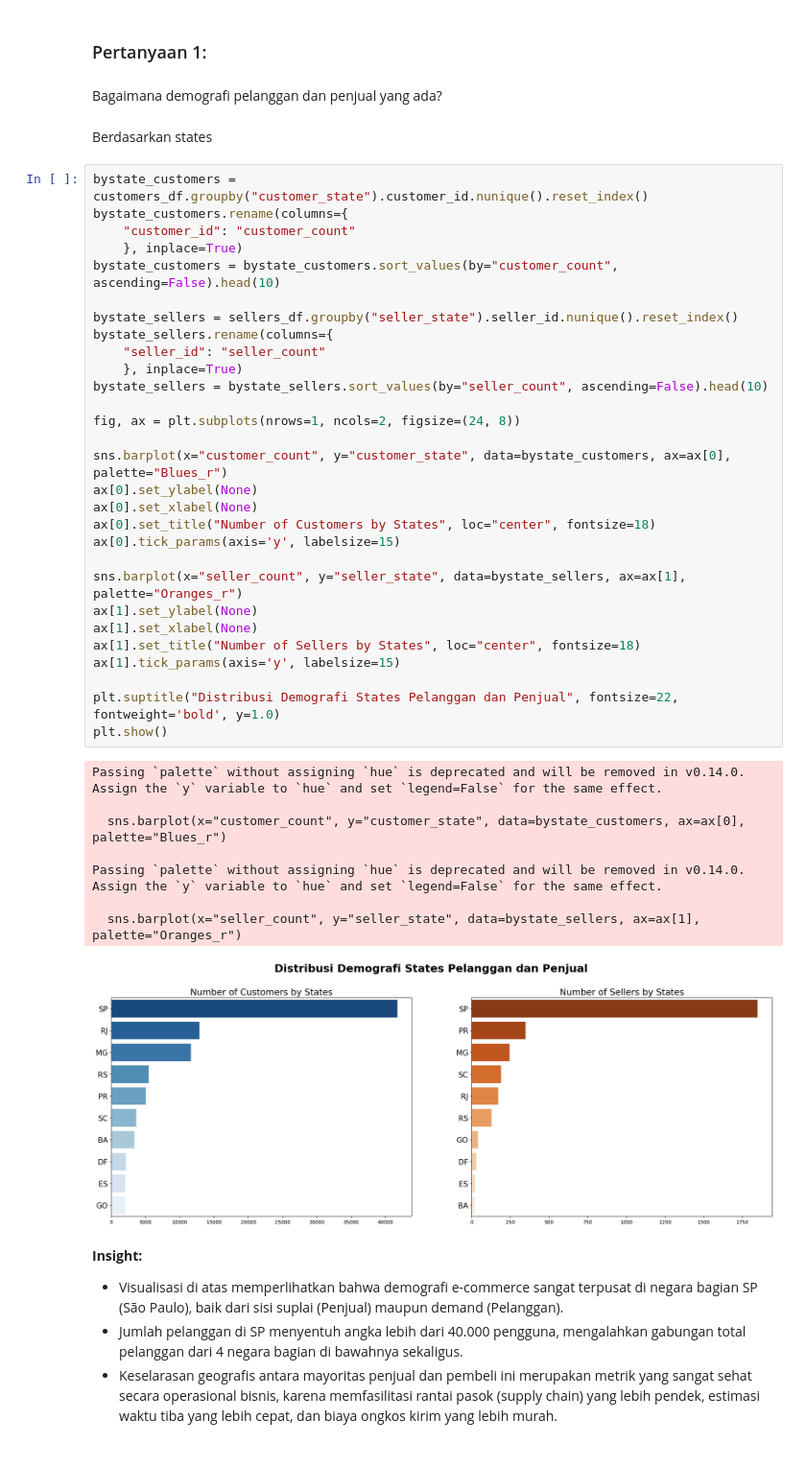
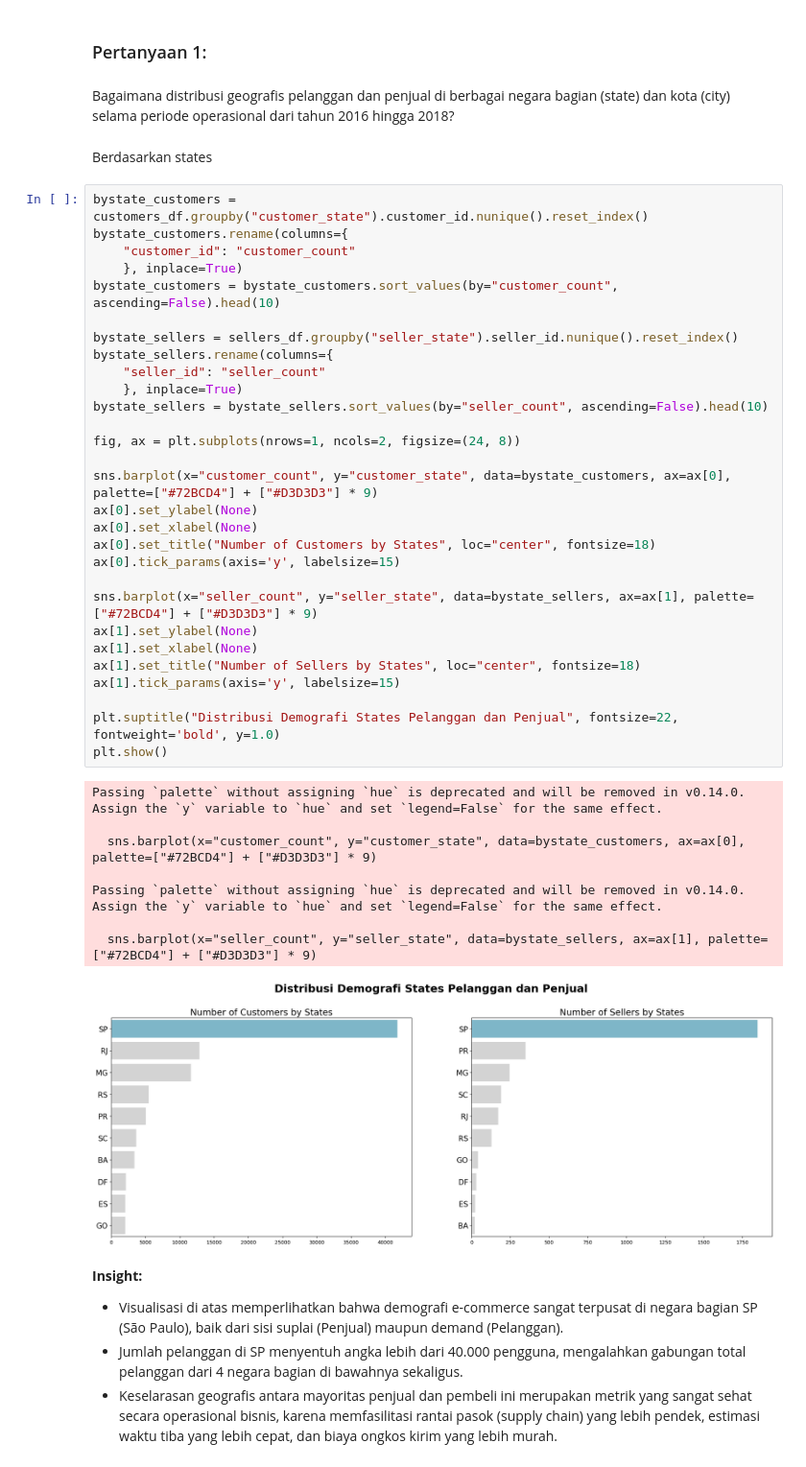
Before and after one commit to daryihsan/dicoding_analisis_data, a Jupyter notebook: Proyek_Analisis_Data.ipynb, the cells around one changed output. Shown at 96% size. Saved outputs shown, nothing was run; the diff lists cells and outputs as text.

```diff
--- a/Proyek_Analisis_Data.ipynb
+++ b/Proyek_Analisis_Data.ipynb
@@ -1148,8 +1148,8 @@ Produk yang paling sering dibeli belum tentu berasal dari kategori yang paling s
 ## Visualization & Explanatory Analysis
 # %% [markdown]
 ### Pertanyaan 1:
-# %% [markdown]
-Bagaimana demografi pelanggan dan penjual yang ada?
+# %% [markdown]
+Bagaimana distribusi geografis pelanggan dan penjual di berbagai negara bagian (state) dan kota (city) selama periode operasional dari tahun 2016 hingga 2018?
 # %% [markdown]
 Berdasarkan states
 # %%
@@ -1158,38 +1158,38 @@ bystate_customers.rename(columns={
     "customer_id": "customer_count"
     }, inplace=True)
 bystate_customers = bystate_customers.sort_values(by="customer_count", ascending=False).head(10)
 
 bystate_sellers = sellers_df.groupby("seller_state").seller_id.nunique().reset_index()
 bystate_sellers.rename(columns={
     "seller_id": "seller_count"
     }, inplace=True)
 bystate_sellers = bystate_sellers.sort_values(by="seller_count", ascending=False).head(10)
 
 fig, ax = plt.subplots(nrows=1, ncols=2, figsize=(24, 8))
 
-sns.barplot(x="customer_count", y="customer_state", data=bystate_customers, ax=ax[0], palette="Blues_r")
+sns.barplot(x="customer_count", y="customer_state", data=bystate_customers, ax=ax[0], palette=["#72BCD4"] + ["#D3D3D3"] * 9)
 ax[0].set_ylabel(None)
 ax[0].set_xlabel(None)
 ax[0].set_title("Number of Customers by States", loc="center", fontsize=18)
 ax[0].tick_params(axis='y', labelsize=15)
 
-sns.barplot(x="seller_count", y="seller_state", data=bystate_sellers, ax=ax[1], palette="Oranges_r")
+sns.barplot(x="seller_count", y="seller_state", data=bystate_sellers, ax=ax[1], palette=["#72BCD4"] + ["#D3D3D3"] * 9)
 ax[1].set_ylabel(None)
 ax[1].set_xlabel(None)
 ax[1].set_title("Number of Sellers by States", loc="center", fontsize=18)
 ax[1].tick_params(axis='y', labelsize=15)
 
 plt.suptitle("Distribusi Demografi States Pelanggan dan Penjual", fontsize=22, fontweight='bold', y=1.0)
 plt.show()
 # %% [output]
 Passing `palette` without assigning `hue` is deprecated and will be removed in v0.14.0. Assign the `y` variable to `hue` and set `legend=False` for the same effect.
 
-  sns.barplot(x="customer_count", y="customer_state", data=bystate_customers, ax=ax[0], palette="Blues_r")
+  sns.barplot(x="customer_count", y="customer_state", data=bystate_customers, ax=ax[0], palette=["#72BCD4"] + ["#D3D3D3"] * 9)
 
 Passing `palette` without assigning `hue` is deprecated and will be removed in v0.14.0. Assign the `y` variable to `hue` and set `legend=False` for the same effect.
 
-  sns.barplot(x="seller_count", y="seller_state", data=bystate_sellers, ax=ax[1], palette="Oranges_r")
+  sns.barplot(x="seller_count", y="seller_state", data=bystate_sellers, ax=ax[1], palette=["#72BCD4"] + ["#D3D3D3"] * 9)
-[figure, old version]
+[figure, new version]
 # %% [markdown]
 **Insight:**
 
```
Also changed, not shown: parts of 15 cells of this notebook.
